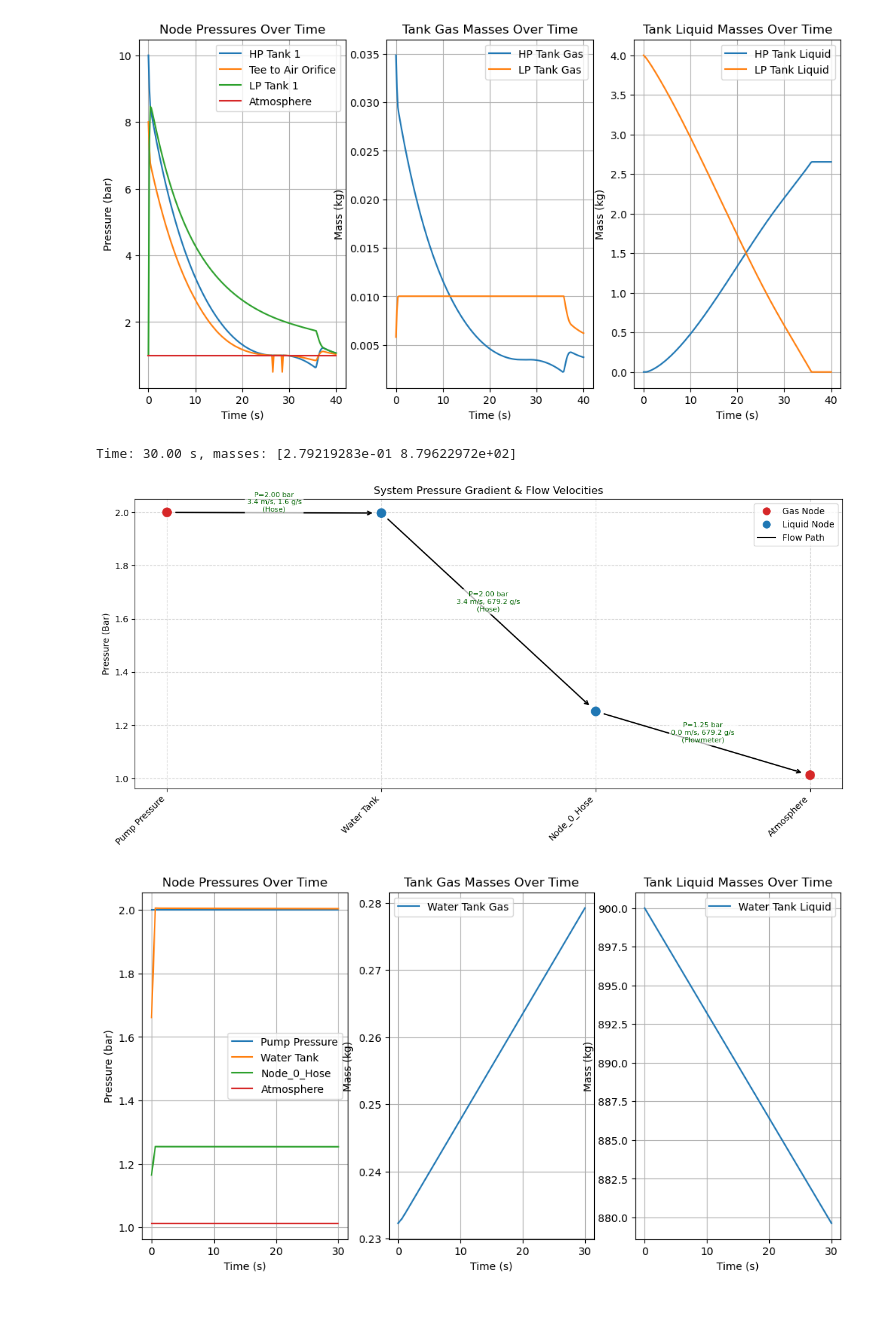
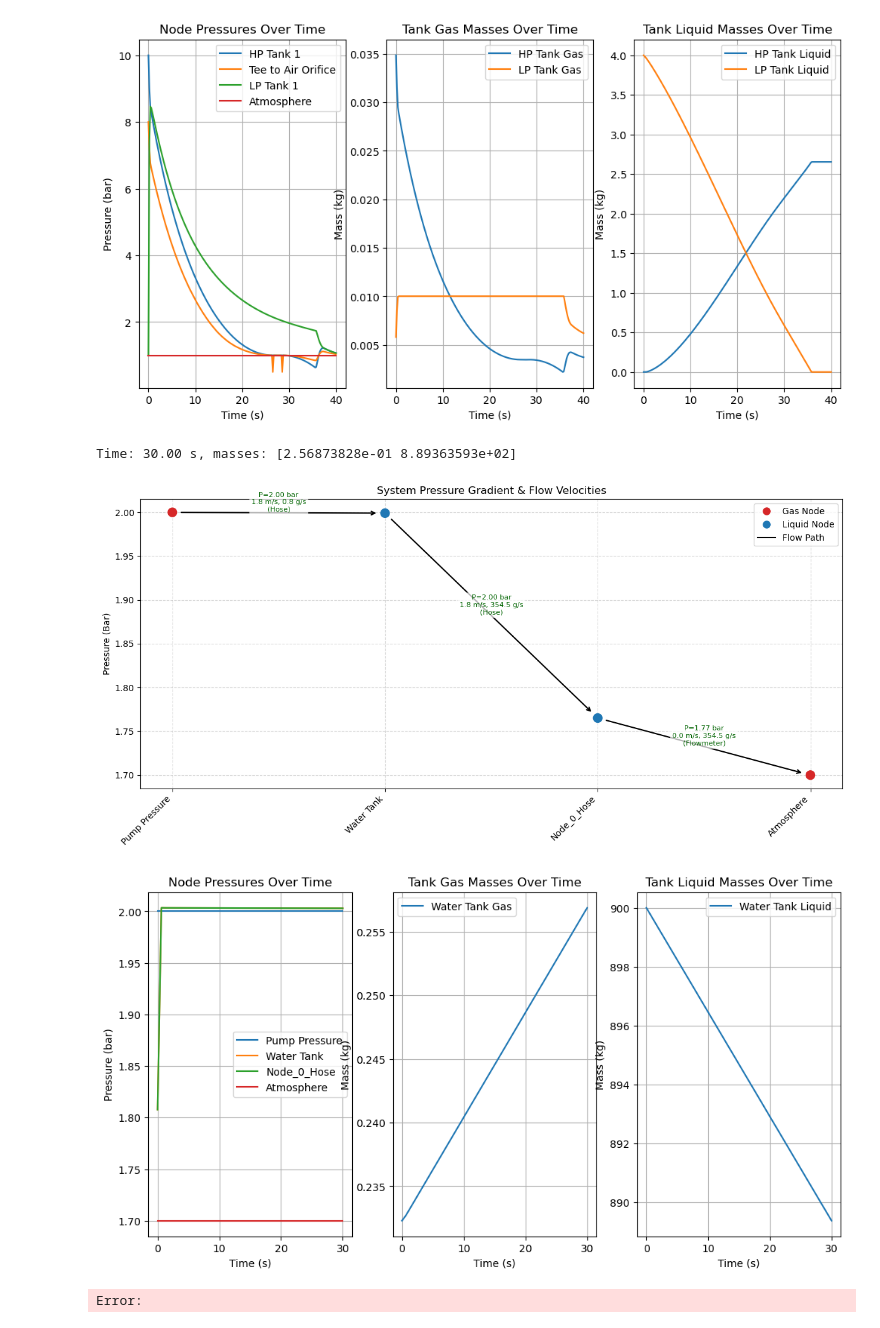
Before and after one commit to LpHiX/FYPTurbine, a Jupyter notebook: kvtest.ipynb, the cells around one changed output. Drawn from its saved outputs; the diff is of its cells as text; code cells hidden in the pictures.

```diff
--- a/kvtest.ipynb
+++ b/kvtest.ipynb
@@ -277,44 +277,35 @@ flowmeter = FlowComponent(name='Flowmeter', kv=5)
 
 pump_pressure = FluidNode("Pump Pressure", pressure=2e5, temperature=300, fluid=air, constant_pressure=True)
 water_tank_node = FluidNode("Water Tank", tank=water_tank)
-atmosphere_node = FluidNode("Atmosphere", pressure=101325, constant_pressure=True, temperature=300, fluid=air)
+atmosphere_node = FluidNode("Atmosphere", pressure=1.7e5, constant_pressure=True, temperature=300, fluid=air)
 
 nodes = [pump_pressure, water_tank_node] + create_series_nodes(water_tank_node, [hose, flowmeter], atmosphere_node) + [atmosphere_node]
 pump_pressure.connect_nodes([(water_tank_node, hose, False)])
 water_tank_node.connect_nodes([(pump_pressure, hose, True)])
 tanks = [water_tank]
 initial_masses, initial_temperatures = initialize_tanks(tanks)
 
 
 from scipy.integrate import solve_ivp
 import numpy as np
 
 t_end=30
 solution = solve_ivp(
     dae_system,
     t_span=(0, t_end),
     y0=initial_masses,
     method='BDF',
     rtol=1e-6,
     atol=1e-9,
     args=(nodes, tanks),
     t_eval=np.linspace(0, t_end, 50)
 )
 
 
-
-
-
-# import cProfile
-# cProfile.run("main()", 'restats')
-# import pstats
-# p = pstats.Stats('restats')
-# p.sort_stats('cumulative').print_stats(40)
-
-
 plot_pressure_network(nodes)
 plot_transient(solution, nodes, tanks)
 # %% [output]
-Time: 30.00 s, masses: [2.79219283e-01 8.79622972e+02]
+Time: 30.00 s, masses: [2.56873828e-01 8.89363593e+02]
-[figure, old version]
+[figure, new version]
-[figure, old version]
+[figure, new version]
+Error:
```
Also changed, not shown: parts of 2 cells of this notebook, 6 other files.
